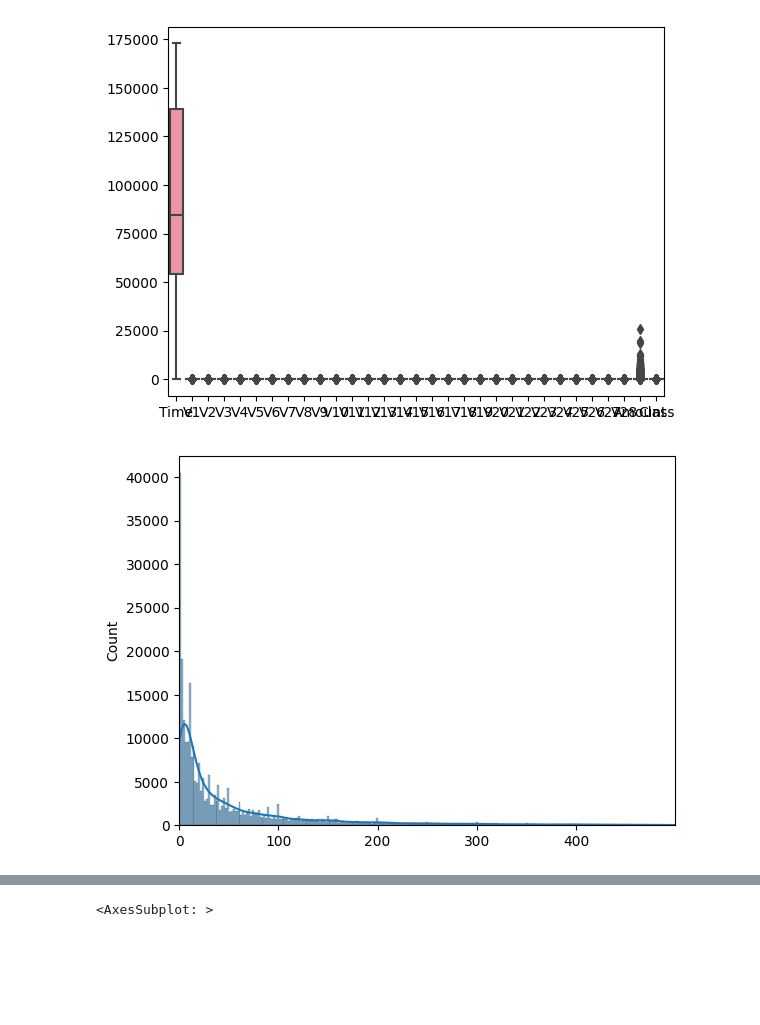
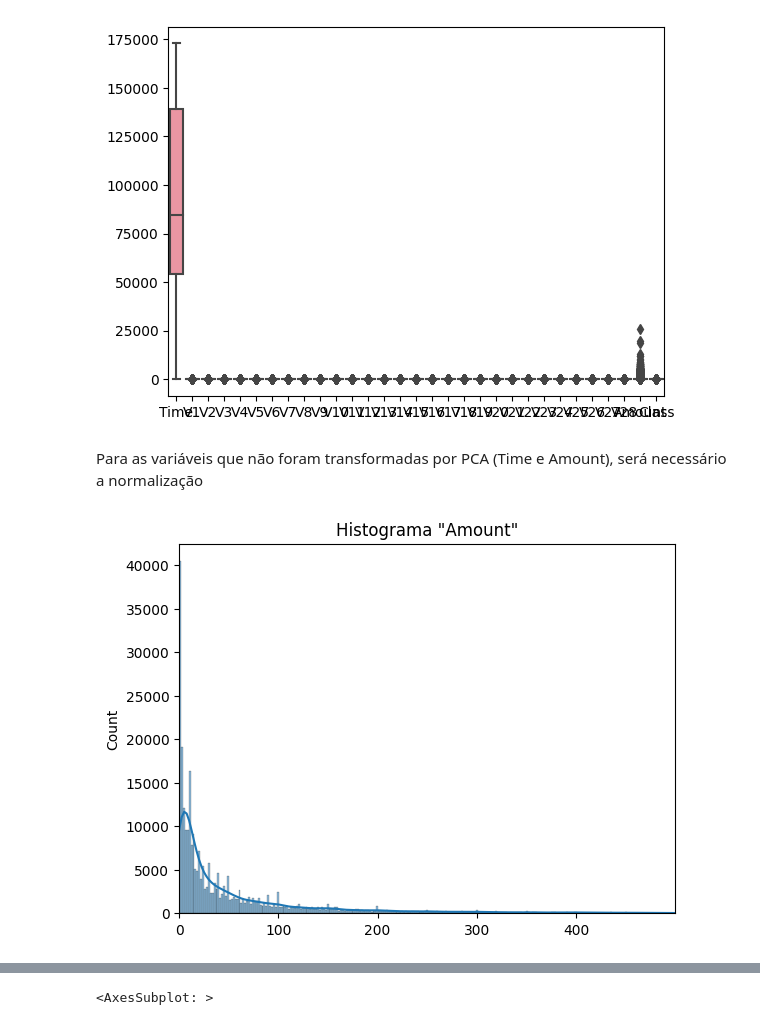
Before and after one commit to joaofranca13/CESAR-Fraud-Detection, a Jupyter notebook: pytorch_fraud_detection_training.ipynb, the cells around one changed output, grey strips where cells are left out. Cells and saved outputs as stored; diff of their text form; code cells hidden in the pictures; blank space fills up the shorter version.

```diff
--- a/pytorch_fraud_detection_training.ipynb
+++ b/pytorch_fraud_detection_training.ipynb
@@ -88,15 +106,18 @@ sns.boxplot(data=df)
 # %% [output]
 <AxesSubplot: >
 [figure]
+# %% [markdown]
+Para as variáveis que não foram transformadas por PCA (Time e Amount), será necessário a normalização
 # %%
 amount = np.array(df['Amount'])
 amount = amount[amount < 500]
 
 ax = sns.histplot(amount, kde=True)
 ax.set_xlim([min(amount), max(amount)])
+ax.set_title('Histograma "Amount"')
 plt.show()
 # %% [output]
-[figure, old version]
+[figure, new version]
 # %%
 time = np.array(df['Time'])
 
```
Also changed, not shown: parts of 34 cells of this notebook, 3 other files.
